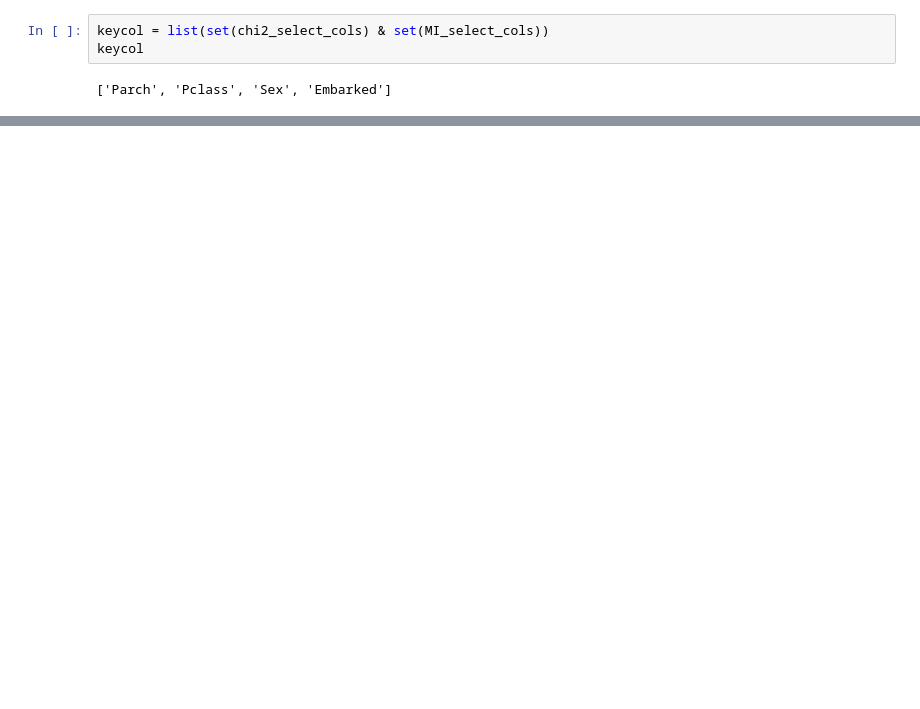
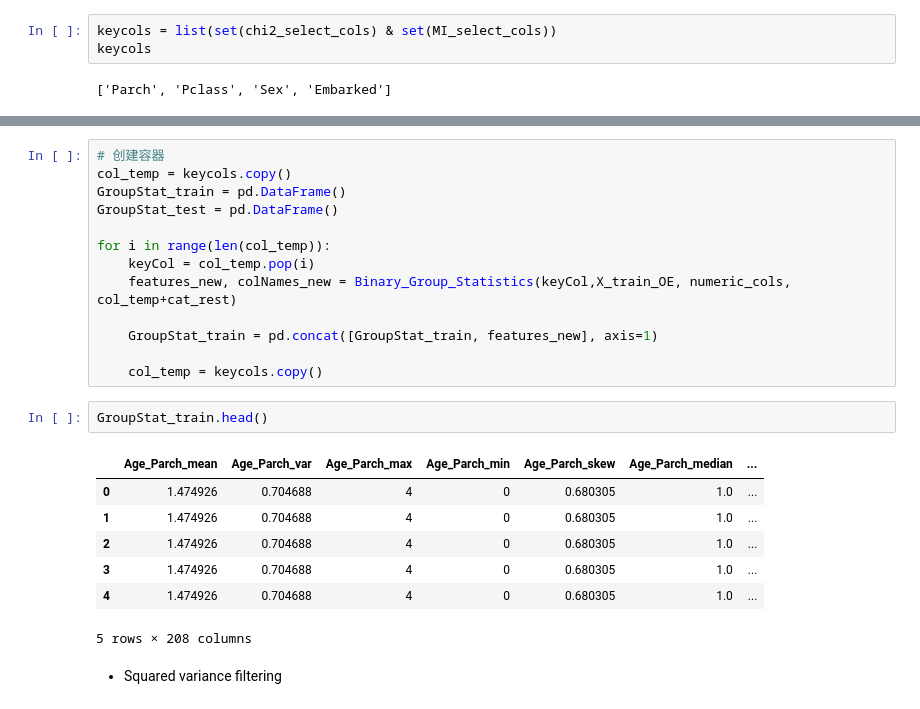
Before and after one commit to ZhenglinPan/Kaggle_Titanic, a Jupyter notebook: src/preprocessing.ipynb, the cells around one changed output, grey strips where cells are left out. Cells and saved outputs as stored; diff of their text form; blank space fills up the shorter version.

```diff
--- a/src/preprocessing.ipynb
+++ b/src/preprocessing.ipynb
@@ -673,8 +672,8 @@ keyCols are the intersection of the columns selected by Squared Variance and Mut
 
 Based on these columns, we will generate new features by grouping methods
 # %%
-keycol = list(set(chi2_select_cols) & set(MI_select_cols))
-keycol
+keycols = list(set(chi2_select_cols) & set(MI_select_cols))
+keycols
 # %% [output]
 ['Parch', 'Pclass', 'Sex', 'Embarked']
 # %%
@@ -689,0 +822,25 @@ cat_rest
+# %%
+# 创建容器
+col_temp = keycols.copy()
+GroupStat_train = pd.DataFrame()
+GroupStat_test = pd.DataFrame()
+
+for i in range(len(col_temp)):
+    keyCol = col_temp.pop(i)
+    features_new, colNames_new = Binary_Group_Statistics(keyCol,X_train_OE, numeric_cols, col_temp+cat_rest)
+
+    GroupStat_train = pd.concat([GroupStat_train, features_new], axis=1)
+
+    col_temp = keycols.copy()
+# %%
+GroupStat_train.head()
+# %% [output]
+|  | Age_Parch_mean | Age_Parch_var | Age_Parch_max | Age_Parch_min | Age_Parch_skew | Age_Parch_median | ... |
+| 0 | 1.474926 | 0.704688 | 4 | 0 | 0.680305 | 1.0 | ... |
+| 1 | 1.474926 | 0.704688 | 4 | 0 | 0.680305 | 1.0 | ... |
+| 2 | 1.474926 | 0.704688 | 4 | 0 | 0.680305 | 1.0 | ... |
+| 3 | 1.474926 | 0.704688 | 4 | 0 | 0.680305 | 1.0 | ... |
+| 4 | 1.474926 | 0.704688 | 4 | 0 | 0.680305 | 1.0 | ... |
+5 rows × 208 columns
+# %% [markdown]
+- Squared variance filtering
```
Also changed, not shown: parts of 47 cells of this notebook, 9 other files.
